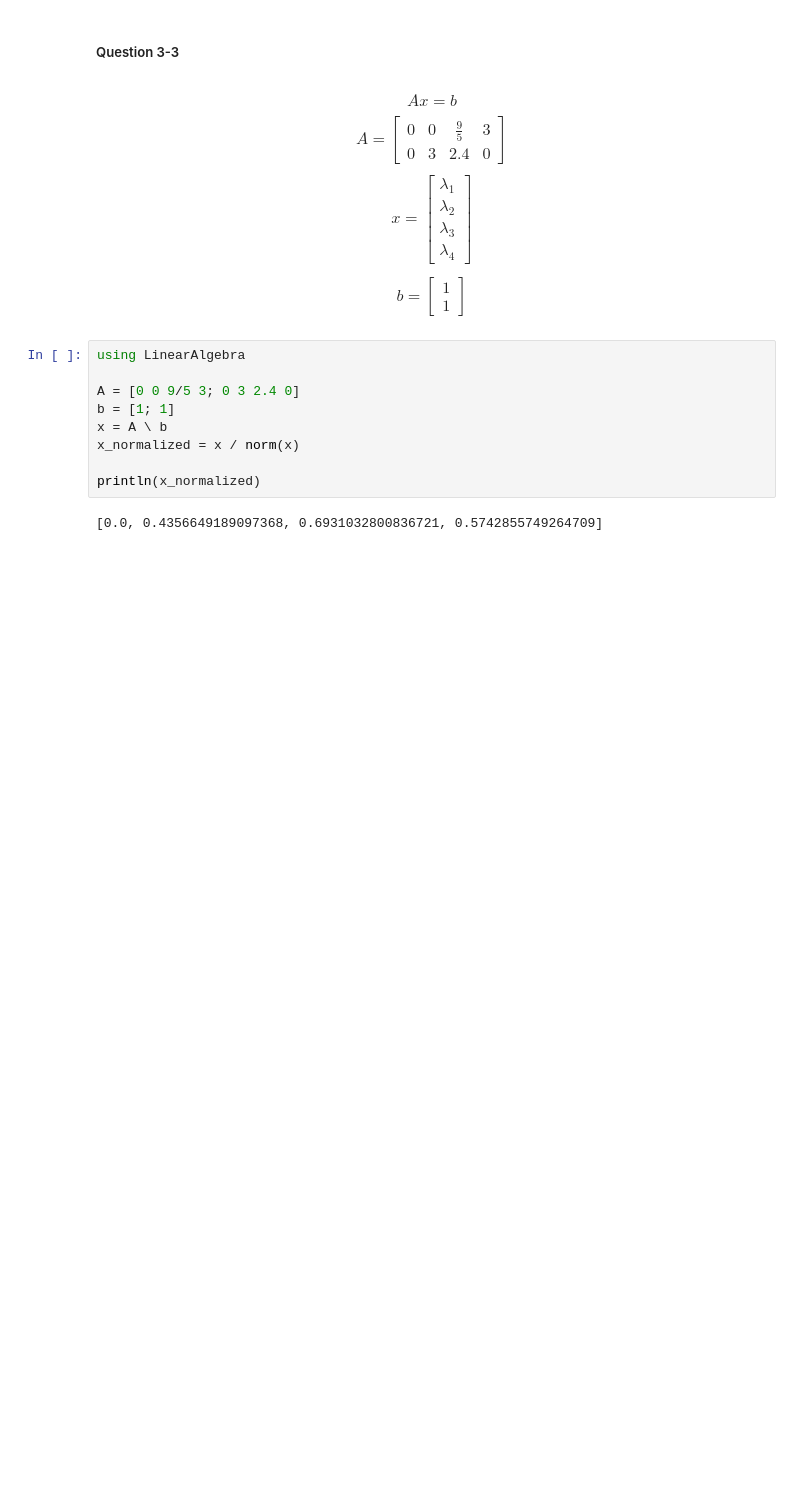
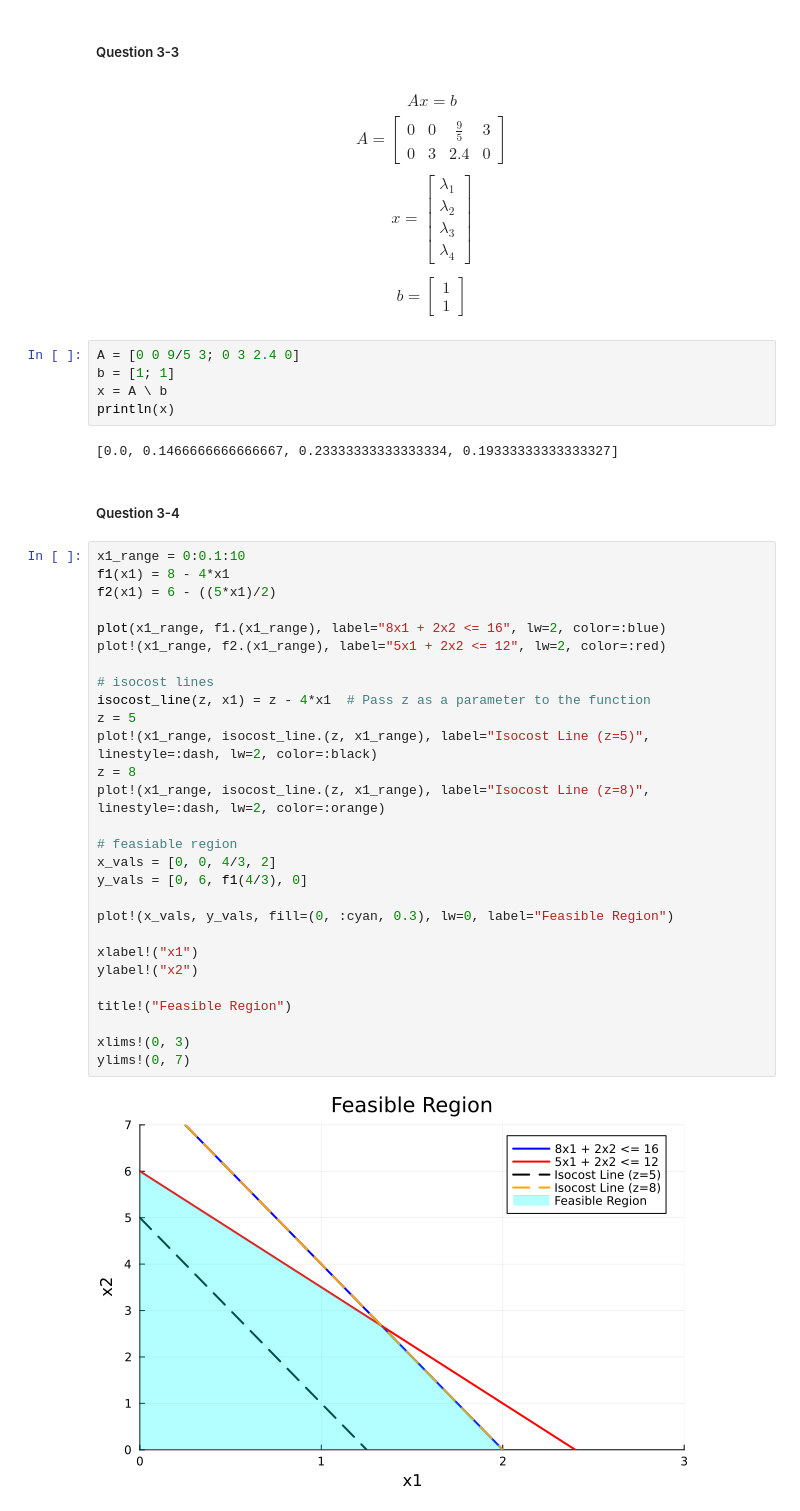
Before and after one commit to Damion-14/ECE524, a Jupyter notebook: hw2/hw2.ipynb, the cells around one changed output. Saved outputs shown, nothing was run; the diff lists cells and outputs as text; blank space fills up the shorter version.

```diff
--- a/hw2/hw2.ipynb
+++ b/hw2/hw2.ipynb
@@ -407,13 +416,41 @@ b =
 \end{bmatrix}
 $$
 # %%
-using LinearAlgebra
-
 A = [0 0 9/5 3; 0 3 2.4 0]
 b = [1; 1]
 x = A \ b
-x_normalized = x / norm(x)
-
-println(x_normalized)
+println(x)
 # %% [output]
-[0.0, 0.4356649189097368, 0.6931032800836721, 0.5742855749264709]
+[0.0, 0.1466666666666667, 0.23333333333333334, 0.19333333333333327]
+# %% [markdown]
+##### Question 3-4
+# %%
+x1_range = 0:0.1:10
+f1(x1) = 8 - 4*x1
+f2(x1) = 6 - ((5*x1)/2)
+
+plot(x1_range, f1.(x1_range), label="8x1 + 2x2 <= 16", lw=2, color=:blue)
+plot!(x1_range, f2.(x1_range), label="5x1 + 2x2 <= 12", lw=2, color=:red)
+
+# isocost lines
+isocost_line(z, x1) = z - 4*x1  # Pass z as a parameter to the function
+z = 5
+plot!(x1_range, isocost_line.(z, x1_range), label="Isocost Line (z=5)", linestyle=:dash, lw=2, color=:black)
+z = 8
+plot!(x1_range, isocost_line.(z, x1_range), label="Isocost Line (z=8)", linestyle=:dash, lw=2, color=:orange)
+
+# feasiable region
+x_vals = [0, 0, 4/3, 2]
+y_vals = [0, 6, f1(4/3), 0]
+
+plot!(x_vals, y_vals, fill=(0, :cyan, 0.3), lw=0, label="Feasible Region")
+
+xlabel!("x1")
+ylabel!("x2")
+
+title!("Feasible Region")
+
+xlims!(0, 3)
+ylims!(0, 7)
+# %% [output]
+[figure, added]
```
Also changed, not shown: parts of 28 cells of this notebook.
